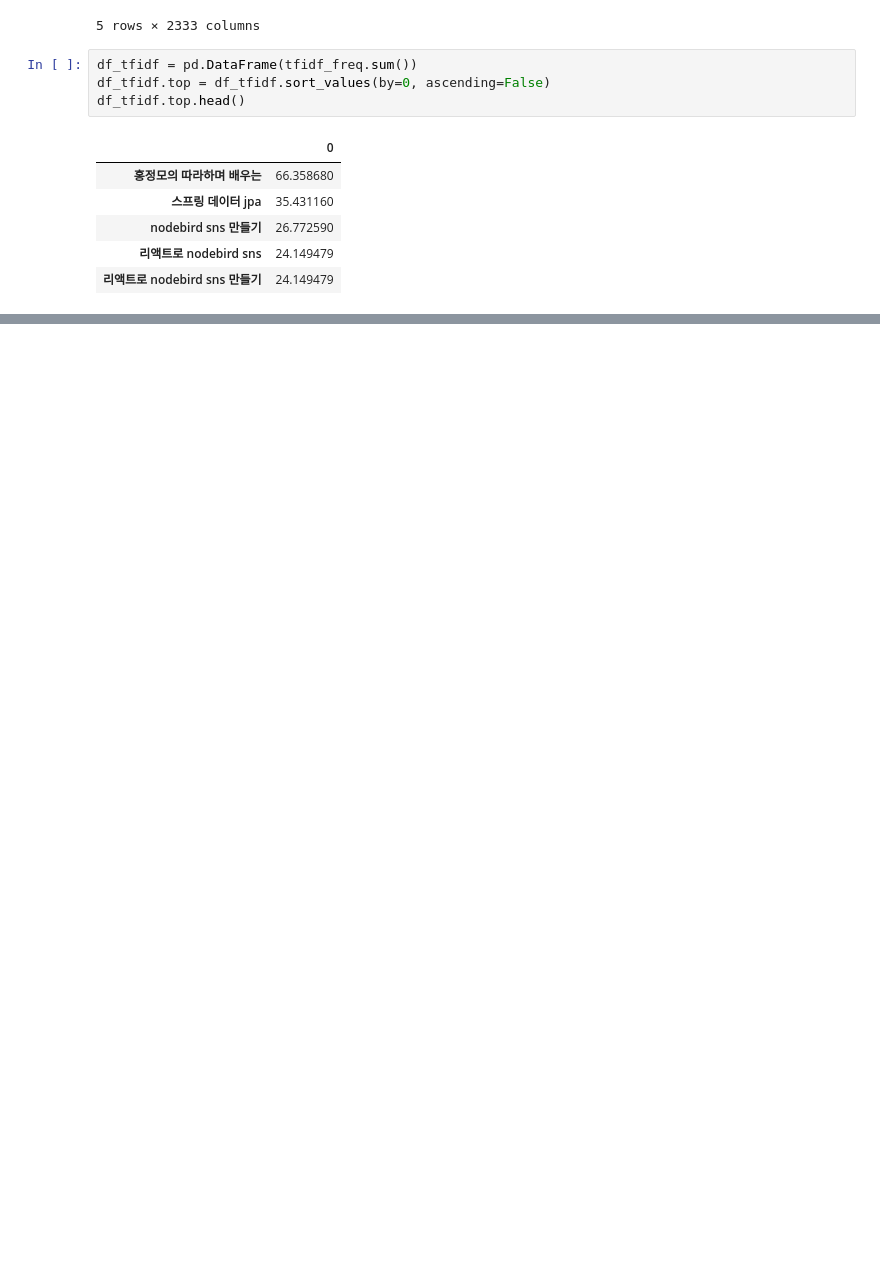
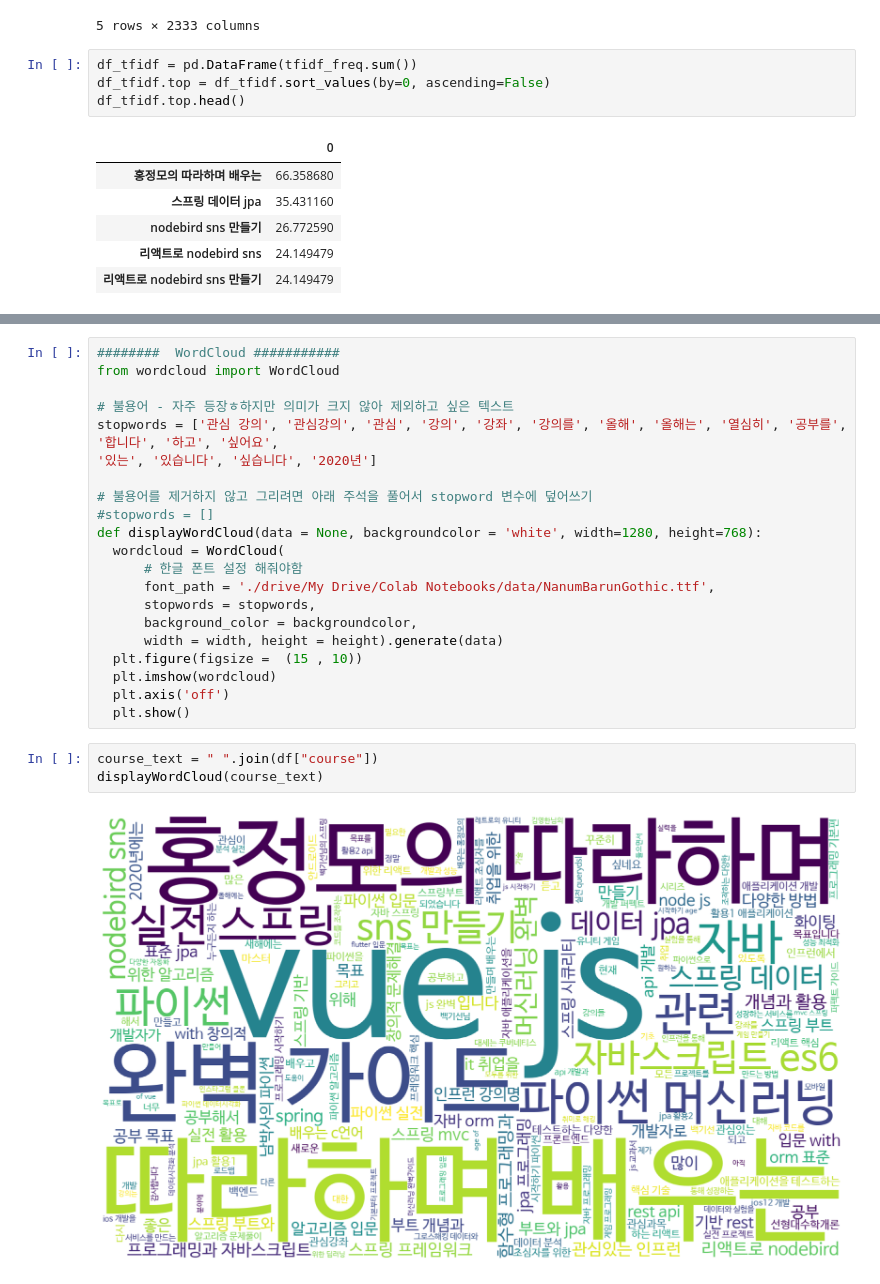
Before and after one commit to showboyz/data_study, a Jupyter notebook: 댓글전처리_크롤링.ipynb, the cells around one changed output, grey strips where cells are left out. Cells and saved outputs as stored; diff of their text form; blank space fills up the shorter version.

Commit message:
Colaboratory를 통해 생성됨

```diff
--- a/댓글전처리_크롤링.ipynb
+++ b/댓글전처리_크롤링.ipynb
@@ -363,0 +478,26 @@ end = 50
+# %%
+########  WordCloud ###########
+from wordcloud import WordCloud
+
+# 불용어 - 자주 등장ㅎ하지만 의미가 크지 않아 제외하고 싶은 텍스트
+stopwords = ['관심 강의', '관심강의', '관심', '강의', '강좌', '강의를', '올해', '올해는', '열심히', '공부를', '합니다', '하고', '싶어요',
+'있는', '있습니다', '싶습니다', '2020년']
+
+# 불용어를 제거하지 않고 그리려면 아래 주석을 풀어서 stopword 변수에 덮어쓰기
+#stopwords = []
+def displayWordCloud(data = None, backgroundcolor = 'white', width=1280, height=768):
+  wordcloud = WordCloud(
+      # 한글 폰트 설정 해줘야함
+      font_path = './drive/My Drive/Colab Notebooks/data/NanumBarunGothic.ttf',
+      stopwords = stopwords,
+      background_color = backgroundcolor,
+      width = width, height = height).generate(data)
+  plt.figure(figsize =  (15 , 10))
+  plt.imshow(wordcloud)
+  plt.axis('off')
+  plt.show()
+# %%
+course_text = " ".join(df["course"])
+displayWordCloud(course_text)
+# %% [output]
+[figure, added]
```
Also changed, not shown: parts of 15 cells of this notebook.
